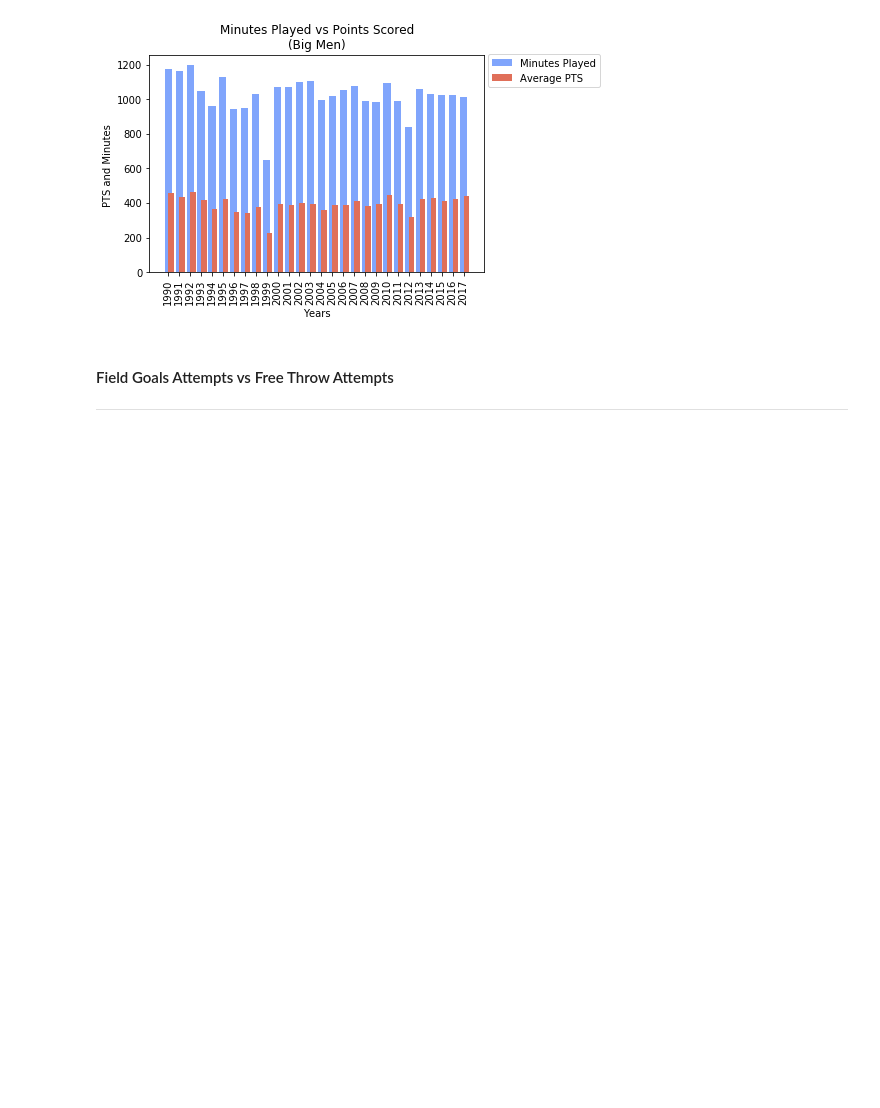
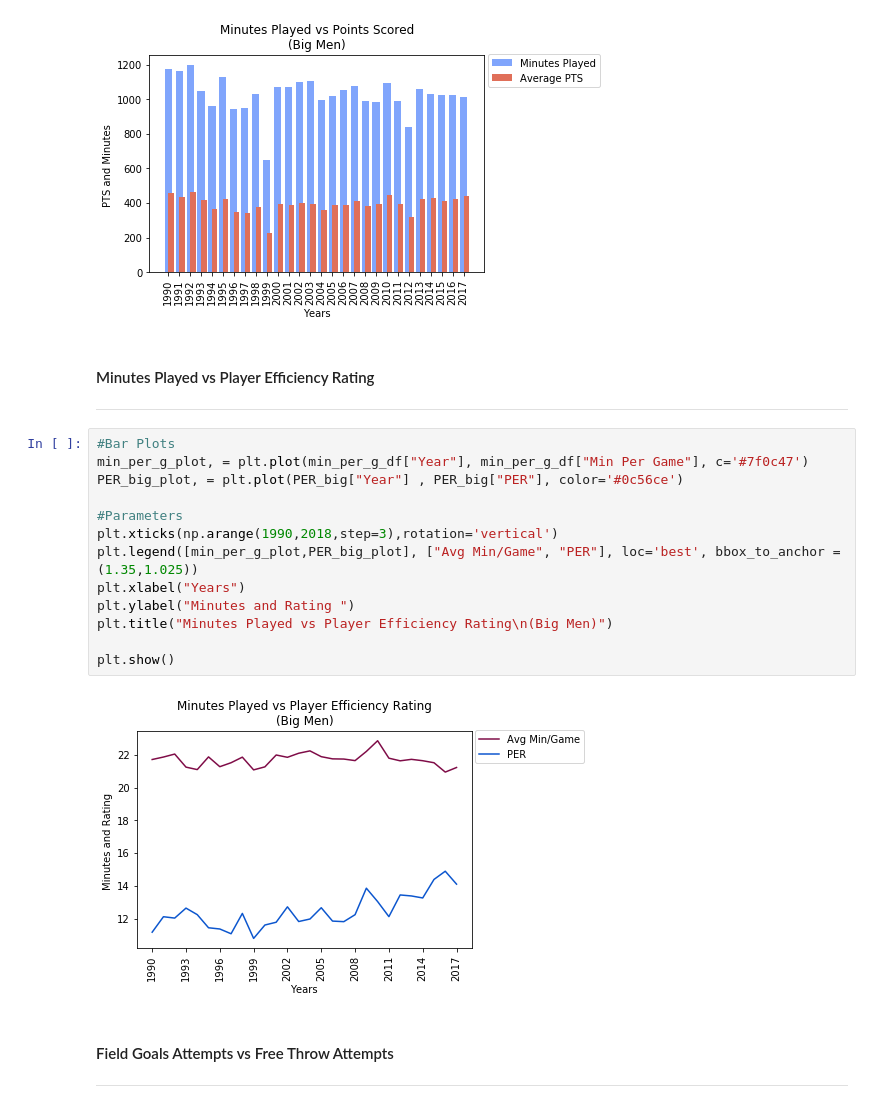
Before and after one commit to logan7734/Project1_repo, a Jupyter notebook: Presentation Notebook-Final.ipynb, the cells around one changed output. Drawn from its saved outputs; the diff is of its cells as text; blank space fills up the shorter version.

```diff
--- a/Presentation Notebook-Final.ipynb
+++ b/Presentation Notebook-Final.ipynb
@@ -714,6 +818,24 @@ plt.title("Minutes Played vs Points Scored\n(Big Men)")
 plt.show()
 # %% [output]
 [figure]
+# %% [markdown]
+#### Minutes Played vs Player Efficiency Rating
+***
+# %%
+#Bar Plots
+min_per_g_plot, = plt.plot(min_per_g_df["Year"], min_per_g_df["Min Per Game"], c='#7f0c47')
+PER_big_plot, = plt.plot(PER_big["Year"] , PER_big["PER"], color='#0c56ce')
+
+#Parameters
+plt.xticks(np.arange(1990,2018,step=3),rotation='vertical')
+plt.legend([min_per_g_plot,PER_big_plot], ["Avg Min/Game", "PER"], loc='best', bbox_to_anchor = (1.35,1.025))
+plt.xlabel("Years")
+plt.ylabel("Minutes and Rating ")
+plt.title("Minutes Played vs Player Efficiency Rating\n(Big Men)")
+
+plt.show()
+# %% [output]
+[figure, added]
 # %% [markdown]
 #### Field Goals Attempts vs Free Throw Attempts
 ***
```
Also changed, not shown: parts of 12 cells of this notebook.
